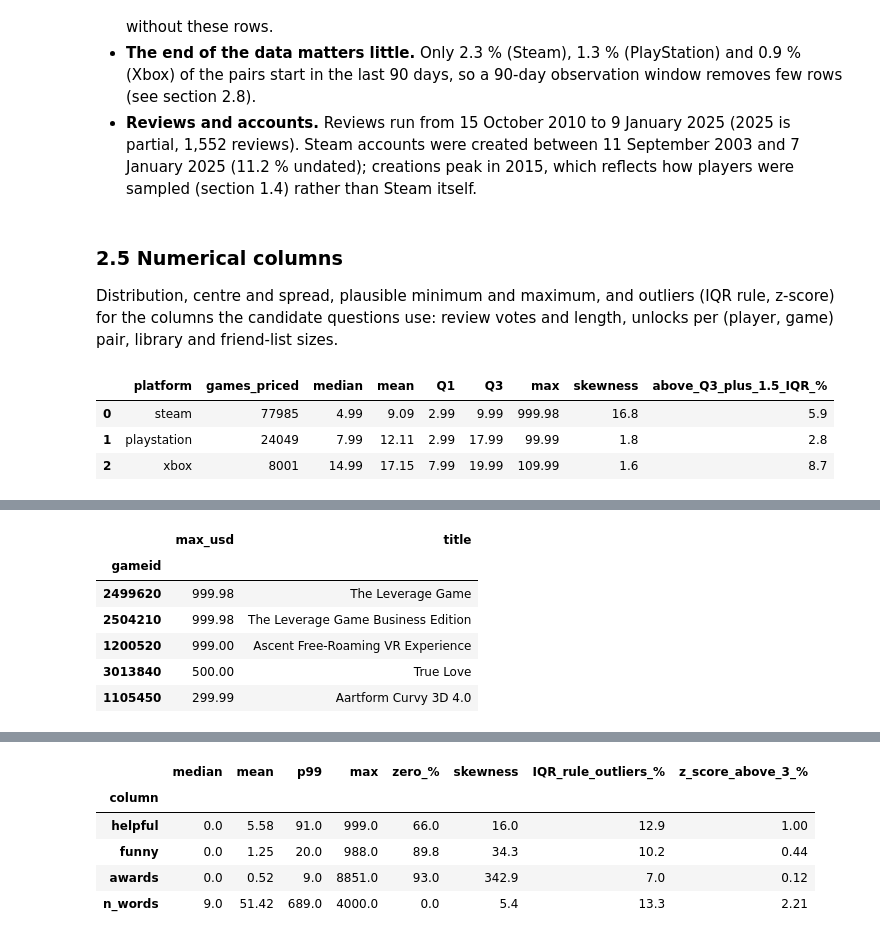
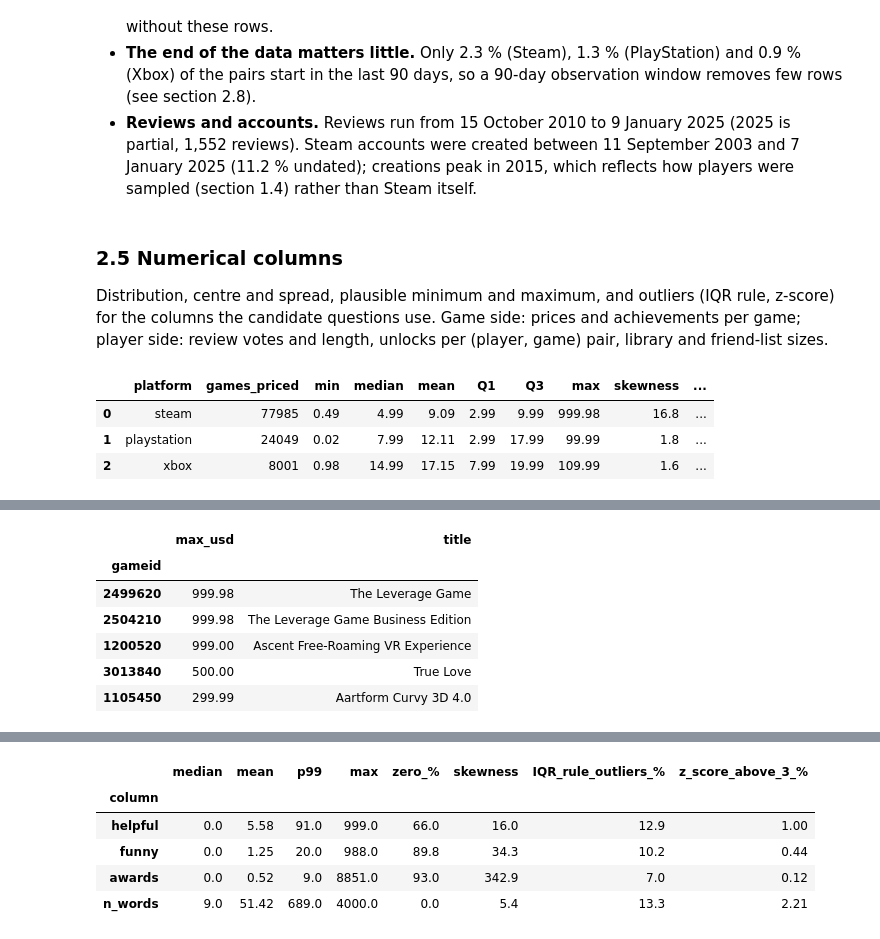
Before and after one commit to minhnguyen1210/Gaming-Profiles, a Jupyter notebook: notebooks/01_collection_exploration.ipynb, the cells around one changed output, grey strips where cells are left out. Drawn from its saved outputs; the diff is of its cells as text; code cells hidden in the pictures.

Commit message:
explore: shorten notebook 01 and optimise game-side code

```diff
--- a/notebooks/01_collection_exploration.ipynb
+++ b/notebooks/01_collection_exploration.ipynb
@@ -347,19 +279,17 @@ game_loading_summary
 # Achievements: which parser engine works, and which texts pandas would silently turn into NaN
 engine_checks = []
 for platform in PLATFORMS:
-    achievements = load_game_table(platform, "achievements")
-    texts = achievements[["title", "description"]]
+    texts = game[platform, "achievements"][["title", "description"]]
 
     # The pyarrow engine is faster, but it cannot read quoted cells that contain line breaks
     try:
         n_rows = len(pd.read_csv(table_path(platform, "achievements"), engine="pyarrow"))
-        pyarrow_result = "reads all rows" if n_rows == len(achievements) else f"reads {n_rows:,} rows instead of {len(achievements):,}"
+        pyarrow_result = "reads all rows" if n_rows == len(texts) else f"reads {n_rows:,} rows instead of {len(texts):,}"
     except Exception as error:
         pyarrow_result = f"fails ({type(error).__name__})"
 
     # With pandas defaults, text such as "NA" or "NULL" becomes NaN although it is a real achievement title
-    default_texts = load_table(platform, "achievements", usecols=["title", "description"])
-    lost = default_texts.isna() & texts.notna()
+    lost = load_table(platform, "achievements", usecols=["title", "description"]).isna() & texts.notna()
     engine_checks.append({
         "platform": platform,
         "descriptions_with_line_breaks": int(texts["description"].str.contains("\n", na=False).sum()),
@@ -367,7 +297,6 @@ for platform in PLATFORMS:
         "texts_lost_with_defaults": int(lost.sum().sum()),
         "examples": sorted(set(texts["title"][lost["title"]]) | set(texts["description"][lost["description"]])),
     })
-    del achievements, texts, default_texts
 pd.DataFrame(engine_checks)
 # %% [output]
 |  | platform | descriptions_with_line_breaks | pyarrow_engine | texts_lost_with_defaults | examples |
@@ -378,19 +307,17 @@ pd.DataFrame(engine_checks)
 # List columns of the games tables: parse them as Python lists rather than counting commas
 from src.data_loading import GAME_LIST_COLUMNS, count_list_items, parse_list_column
 
-list_checks = []
+game_lists, list_checks = {}, []  # the parsed lists are reused in sections 2.6 and 2.8
 for platform in PLATFORMS:
-    games = load_game_table(platform, "games")
+    games = game[platform, "games"]
     for column in GAME_LIST_COLUMNS:
-        parsed = parse_list_column(games[column])  # NaN stays NaN: the value is unknown, not an empty list
-        present = parsed.notna()
-        comma_inside = parsed[present].map(lambda items: any("," in item for item in items))
+        parsed = game_lists[platform, column] = parse_list_column(games[column])  # NaN stays NaN: unknown, not empty
+        present = parsed.dropna()
         list_checks.append({
-            "platform": platform, "column": column,
-            "non_missing": int(present.sum()),
-            "empty_lists": int((parsed[present].map(len) == 0).sum()),
-            "names_with_a_comma": int(comma_inside.sum()),
-            "wrong_comma_counts": int((count_list_items(games[column])[present] != parsed[present].map(len)).sum()),
+            "platform": platform, "column": column, "non_missing": len(present),
+            "empty_lists": int((present.map(len) == 0).sum()),
+            "names_with_a_comma": int(present.map(lambda items: any("," in item for item in items)).sum()),
+            "wrong_comma_counts": int((count_list_items(games[column])[present.index] != present.map(len)).sum()),
         })
 pd.DataFrame(list_checks)
 # %% [output]
@@ -491,9 +407,6 @@ columns to keep, convert or drop, and whether duplicated or empty rows are remov
 the game-side code; the player-side dictionary follows the player-side code.
 # %%
 # Game side: games, achievements, prices (owner: minhnguyen1210)
-# Load the nine game-side tables once with the settings of section 2.1; sections 2.2-2.8 reuse them.
-game = {(platform, name): load_game_table(platform, name) for platform, name in GAME_SIDE_TABLES}
-
 KEYS = {"games": ["gameid"], "achievements": ["achievementid"], "prices": ["gameid", "date_acquired"]}
 ONE_ROW = {"games": "a game", "achievements": "an achievement (trophy) of a game",
            "prices": "the price of a game on one date"}
@@ -858,11 +758,11 @@ for platform in PLATFORMS:
         "first": per_date.index.min().date(), "last": per_date.index.max().date(),
         "days_between_dates": sorted(per_date.index.to_series().diff().dt.days.dropna().astype(int).unique()),
         "rows_per_date": f"{per_date['rows'].min():,} to {per_date['rows'].max():,}",
+        "rows_on_last_date": f"{per_date['rows'].iloc[-1]:,}",
         "games_with_usd_per_date": f"{per_date['with_usd'].min():,} to {per_date['with_usd'].max():,}",
     })
 display(pd.DataFrame(release_rows))
-display(pd.DataFrame(price_rows))
-print(game["playstation", "prices"].groupby("date_acquired").size())
+pd.DataFrame(price_rows)
 # %% [output]
 |  | platform | first | last | released_2020_or_later_% | on_1_January_% | after_collection_end |
 | 0 | steam | 1997-06-30 | 2025-01-10 | 68.4 | 0.13 | 0 |
@@ -1017,38 +926,39 @@ plt.show()
 ### 2.5 Numerical columns
 
 Distribution, centre and spread, plausible minimum and maximum, and outliers (IQR rule, z-score) for the columns the
-candidate questions use: review votes and length, unlocks per (player, game) pair, library and friend-list sizes.
+candidate questions use. Game side: prices and achievements per game; player side: review votes and length, unlocks per
+(player, game) pair, library and friend-list sizes.
 # %%
 # Game side: games, achievements, prices (owner: minhnguyen1210)
 COMMON_DAY = pd.Timestamp("2025-02-22")  # the only date with prices for all three platforms; Steam is not on sale
 
 usd_rows, zero_rows = [], []
 for platform in PLATFORMS:
     prices = game[platform, "prices"]
     usd = prices.loc[prices["date_acquired"] == COMMON_DAY, "usd"].dropna()
     q1, q3 = usd.quantile([0.25, 0.75])
     usd_rows.append({
-        "platform": platform, "games_priced": len(usd), "median": usd.median(), "mean": round(usd.mean(), 2),
+        "platform": platform, "games_priced": len(usd), "min": usd.min(), "median": usd.median(), "mean": round(usd.mean(), 2),
         "Q1": q1, "Q3": q3, "max": usd.max(), "skewness": round(usd.skew(), 1),
         "above_Q3_plus_1.5_IQR_%": round(100 * (usd > q3 + 1.5 * (q3 - q1)).mean(), 1),
     })
     # a 0 in one currency while the same row has a positive USD price is a placeholder, not a free game
     zero_rows.append({"platform": platform, "zero_usd": int((prices["usd"] == 0).sum()),
                       **{f"zero_{c}_with_positive_usd": int(((prices[c] == 0) & (prices["usd"] > 0)).sum())
                          for c in ["eur", "gbp", "jpy", "rub"]}})
 display(pd.DataFrame(usd_rows))
 display(pd.DataFrame(zero_rows).set_index("platform"))
 
 # The most expensive Steam prices: real products or errors?
 steam_titles = game["steam", "games"].set_index("gameid")["title"]
 top = (game["steam", "prices"].groupby("gameid")["usd"].max().nlargest(5).to_frame("max_usd")
        .join(steam_titles))
 top
 # %% [output]
-|  | platform | games_priced | median | mean | Q1 | Q3 | max | skewness | above_Q3_plus_1.5_IQR_% |
-| 0 | steam | 77985 | 4.99 | 9.09 | 2.99 | 9.99 | 999.98 | 16.8 | 5.9 |
-| 1 | playstation | 24049 | 7.99 | 12.11 | 2.99 | 17.99 | 99.99 | 1.8 | 2.8 |
-| 2 | xbox | 8001 | 14.99 | 17.15 | 7.99 | 19.99 | 109.99 | 1.6 | 8.7 |
+|  | platform | games_priced | min | median | mean | Q1 | Q3 | max | skewness | ... |
+| 0 | steam | 77985 | 0.49 | 4.99 | 9.09 | 2.99 | 9.99 | 999.98 | 16.8 | ... |
+| 1 | playstation | 24049 | 0.02 | 7.99 | 12.11 | 2.99 | 17.99 | 99.99 | 1.8 | ... |
+| 2 | xbox | 8001 | 0.98 | 14.99 | 17.15 | 7.99 | 19.99 | 109.99 | 1.6 | ... |
 |  | zero_usd | zero_eur_with_positive_usd | zero_gbp_with_positive_usd | zero_jpy_with_positive_usd | zero_rub_with_positive_usd |
 | platform |  |  |  |  |  |
 | steam | 0 | 0 | 45 | 0 | 25 |
```
Also changed, not shown: parts of 34 cells of this notebook, 2 other files.
